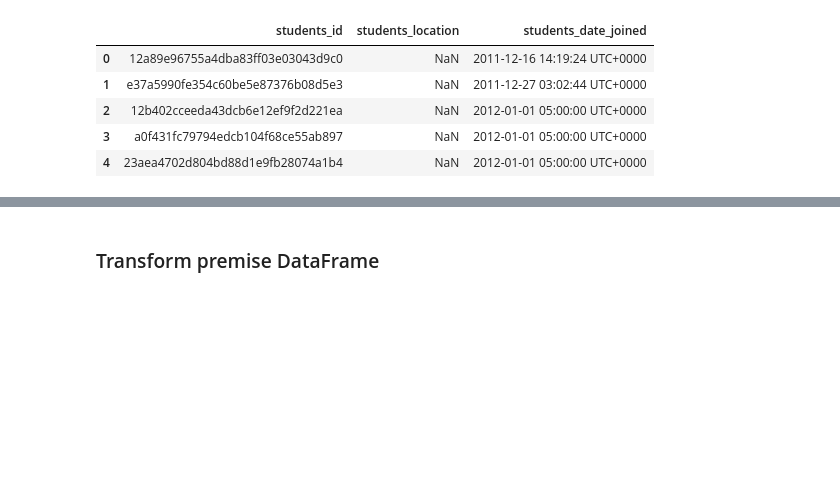
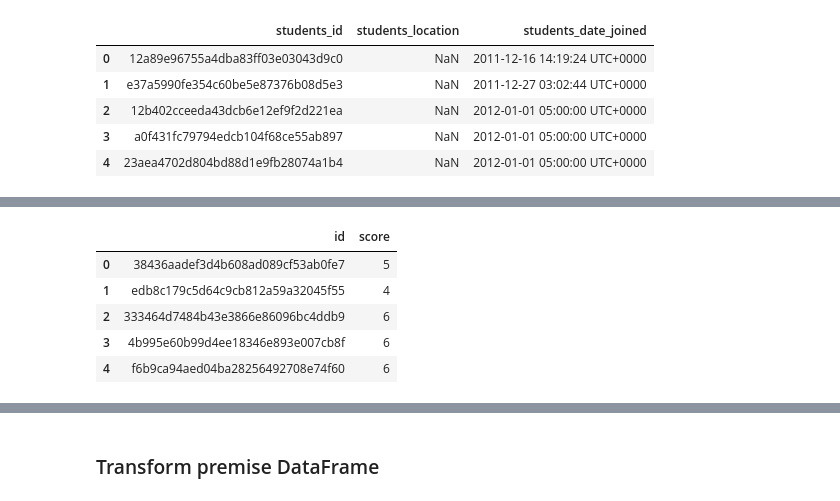
Before and after one commit to lisatian8/etl-project, a Jupyter notebook: pandas_etl_careervillage.ipynb, the cells around one changed output, grey strips where cells are left out. Cells and saved outputs as stored; diff of their text form; code cells hidden in the pictures; blank space fills up the shorter version.

```diff
--- a/pandas_etl_careervillage.ipynb
+++ b/pandas_etl_careervillage.ipynb
@@ -82,0 +96,11 @@ students_df.head()
+# %%
+question_scores_file = "./Resources/question_scores.csv"
+question_scores_df = pd.read_csv(question_scores_file)
+question_scores_df.head()
+# %% [output]
+|  | id | score |
+| 0 | 38436aadef3d4b608ad089cf53ab0fe7 | 5 |
+| 1 | edb8c179c5d64c9cb812a59a32045f55 | 4 |
+| 2 | 333464d7484b43e3866e86096bc4ddb9 | 6 |
+| 3 | 4b995e60b99d4ee18346e893e007cb8f | 6 |
+| 4 | f6b9ca94aed04ba28256492708e74f60 | 6 |
```
Also changed, not shown: parts of 16 cells of this notebook.
